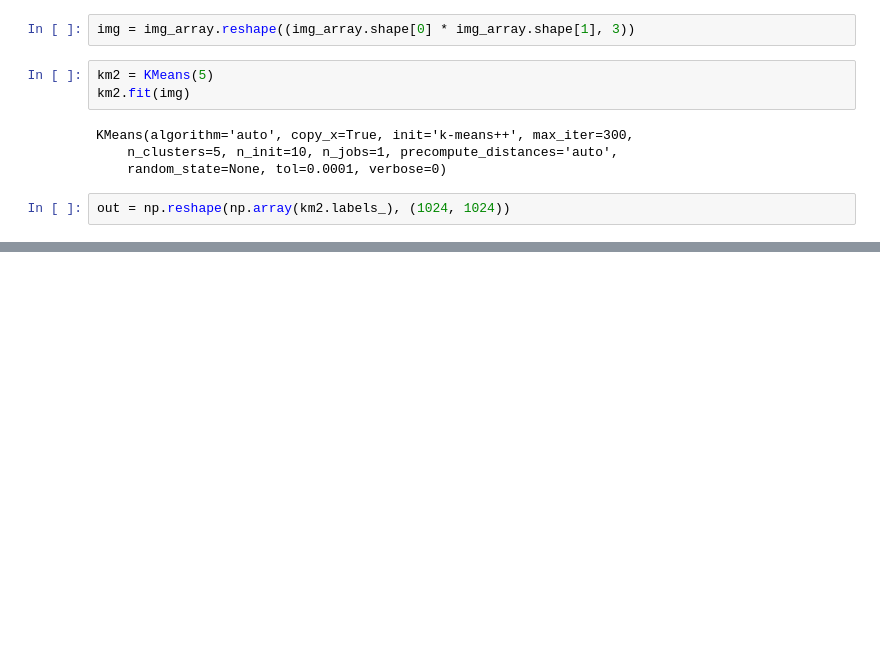
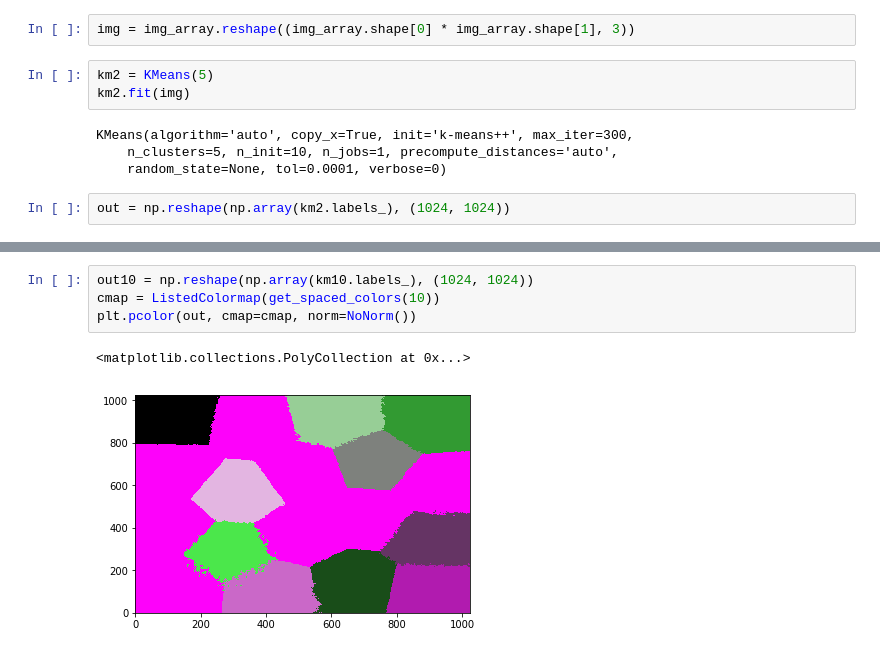
Before and after one commit to aravind-anantha/Spatio-Temporal-Data-Mining, a Jupyter notebook: Satellite Image Clustering/kmeans_clustering.ipynb, the cells around one changed output, grey strips where cells are left out. Saved outputs shown, nothing was run; the diff lists cells and outputs as text; blank space fills up the shorter version.

```diff
--- a/Satellite Image Clustering/kmeans_clustering.ipynb
+++ b/Satellite Image Clustering/kmeans_clustering.ipynb
@@ -44,0 +90,7 @@ plt.pcolor(out, cmap=cmap, norm=NoNorm())
+# %%
+out10 = np.reshape(np.array(km10.labels_), (1024, 1024))
+cmap = ListedColormap(get_spaced_colors(10))
+plt.pcolor(out, cmap=cmap, norm=NoNorm())
+# %% [output]
+<matplotlib.collections.PolyCollection at 0x...>
+[figure, added]
```
Also changed, not shown: parts of 18 cells of this notebook.
